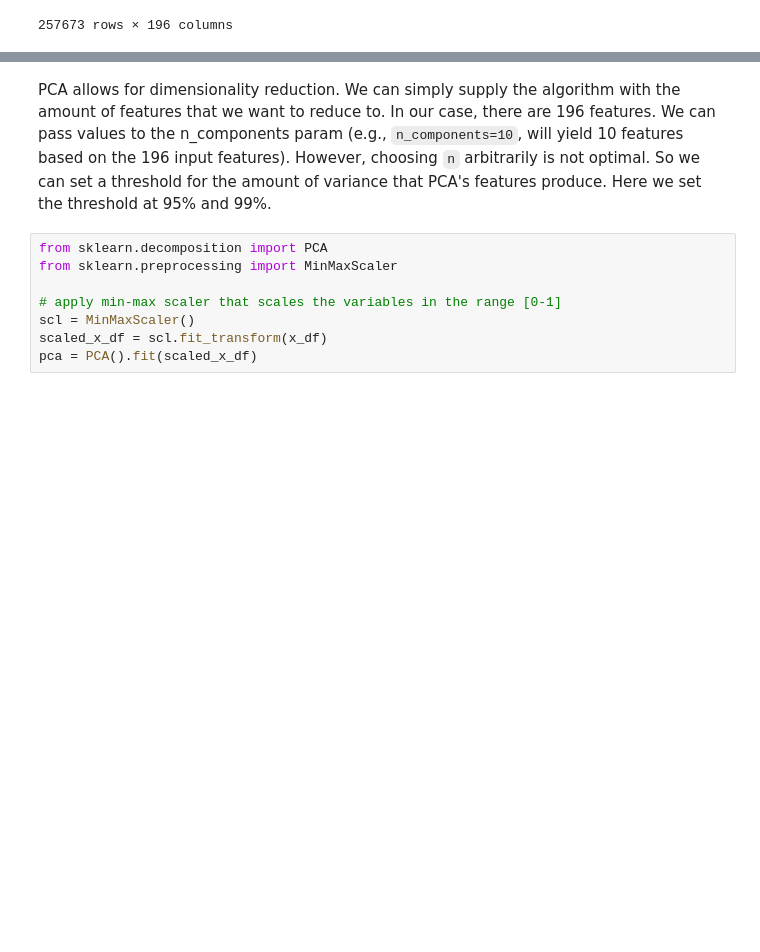
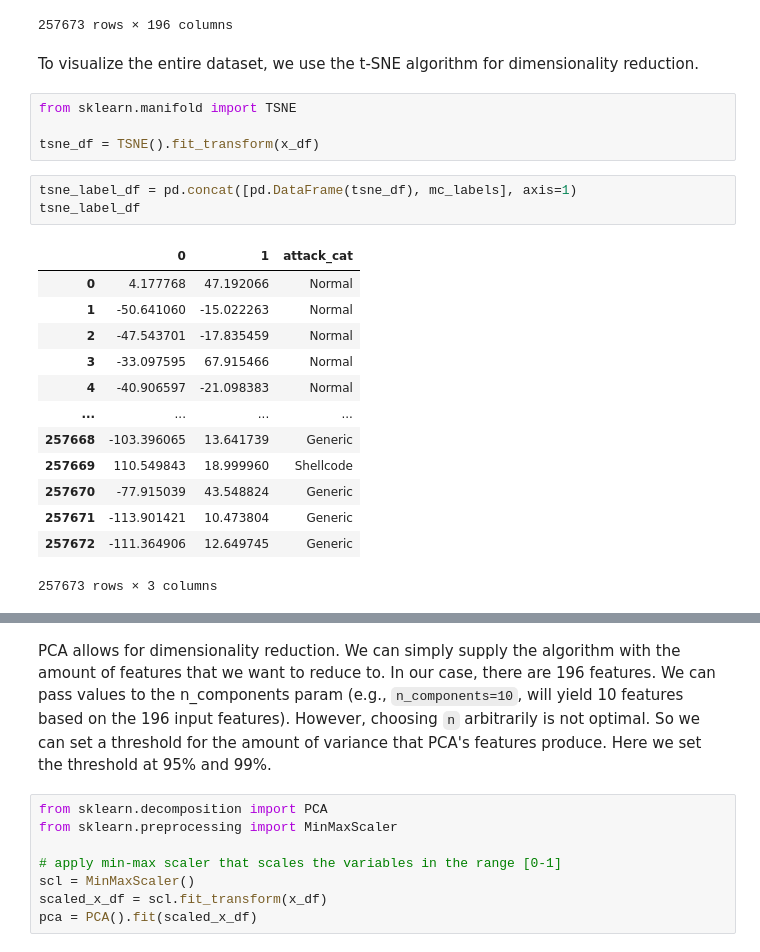
Before and after one commit to Janko-dev/ktai_ids, a Jupyter notebook: src/dnn_pca_ohe.ipynb, the cells around one changed output, grey strips where cells are left out. Saved outputs shown, nothing was run; the diff lists cells and outputs as text; blank space fills up the shorter version.

```diff
--- a/src/dnn_pca_ohe.ipynb
+++ b/src/dnn_pca_ohe.ipynb
@@ -57,3 +57,26 @@ x_df
 | 257671 | 0.000009 | 2 | 0 | 114 | 0 | 111111.107200 | 254 | 0 | 5.066666e+07 | 0.000000 | 0 | ... |
 | 257672 | 0.000009 | 2 | 0 | 114 | 0 | 111111.107200 | 254 | 0 | 5.066666e+07 | 0.000000 | 0 | ... |
 257673 rows × 196 columns
+# %% [markdown]
+To visualize the entire dataset, we use the t-SNE algorithm for dimensionality reduction.
+# %%
+from sklearn.manifold import TSNE
+
+tsne_df = TSNE().fit_transform(x_df)
+# %%
+tsne_label_df = pd.concat([pd.DataFrame(tsne_df), mc_labels], axis=1)
+tsne_label_df
+# %% [output]
+|  | 0 | 1 | attack_cat |
+| 0 | 4.177768 | 47.192066 | Normal |
+| 1 | -50.641060 | -15.022263 | Normal |
+| 2 | -47.543701 | -17.835459 | Normal |
+| 3 | -33.097595 | 67.915466 | Normal |
+| 4 | -40.906597 | -21.098383 | Normal |
+| ... | ... | ... | ... |
+| 257668 | -103.396065 | 13.641739 | Generic |
+| 257669 | 110.549843 | 18.999960 | Shellcode |
+| 257670 | -77.915039 | 43.548824 | Generic |
+| 257671 | -113.901421 | 10.473804 | Generic |
+| 257672 | -111.364906 | 12.649745 | Generic |
+257673 rows × 3 columns
```
Also changed, not shown: parts of 1 cell of this notebook, 2 other files.
